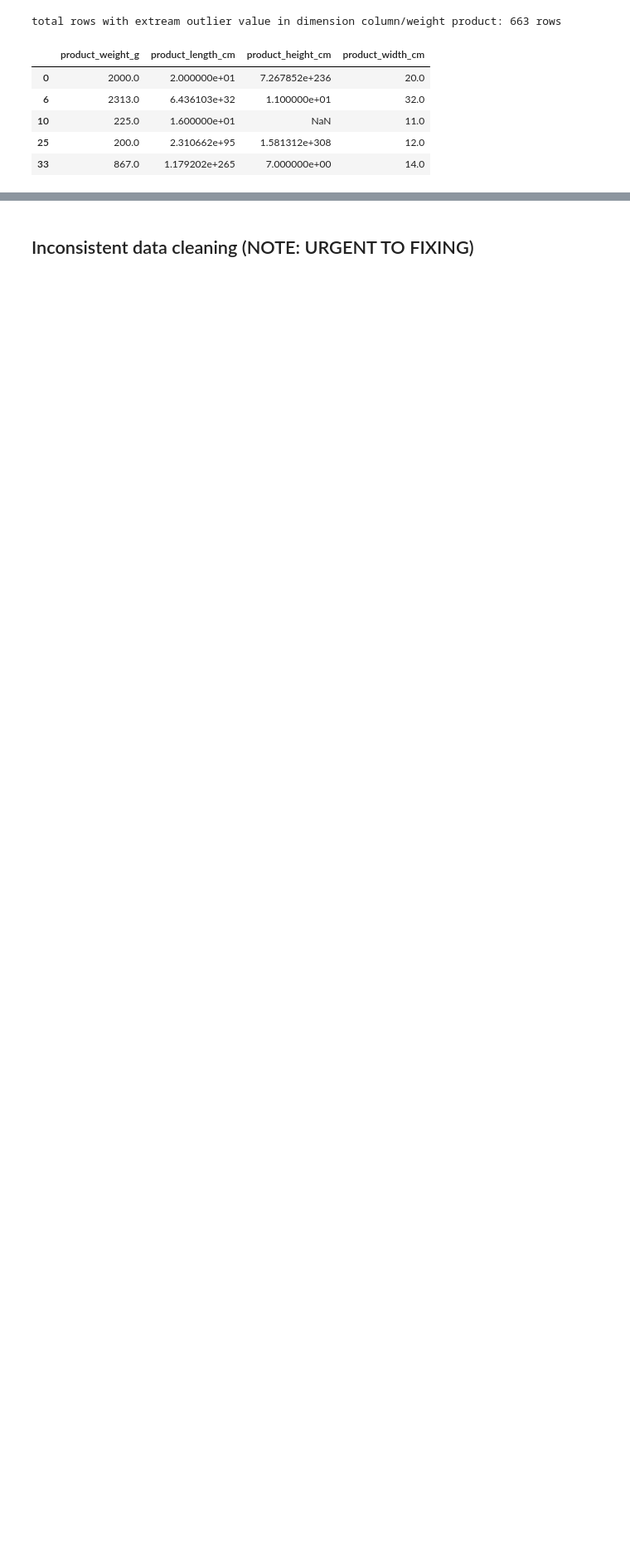
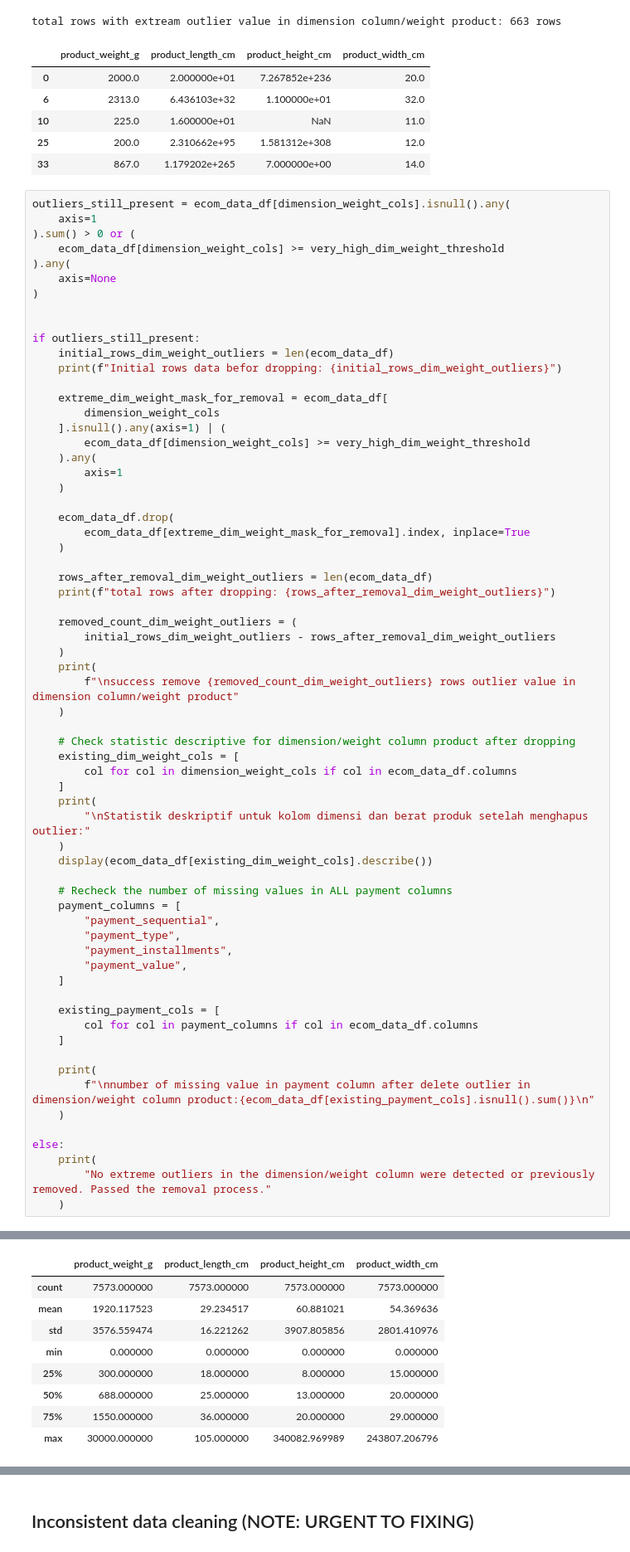
Before and after one commit to RizkiRdm/Olist-E-commerce-Performance-Analysis, a Jupyter notebook: notebooks/data_cleaning.ipynb, the cells around one changed output, grey strips where cells are left out. Shown at 83% size. Drawn from its saved outputs; the diff is of its cells as text; blank space fills up the shorter version.

```diff
--- a/notebooks/data_cleaning.ipynb
+++ b/notebooks/data_cleaning.ipynb
@@ -2243,3 +2243,69 @@ total rows with extream outlier value in dimension column/weight product: 663 ro
 | 10 | 225.0 | 1.600000e+01 | NaN | 11.0 |
 | 25 | 200.0 | 2.310662e+95 | 1.581312e+308 | 12.0 |
 | 33 | 867.0 | 1.179202e+265 | 7.000000e+00 | 14.0 |
+# %%
+outliers_still_present = ecom_data_df[dimension_weight_cols].isnull().any(
+    axis=1
+).sum() > 0 or (
+    ecom_data_df[dimension_weight_cols] >= very_high_dim_weight_threshold
+).any(
+    axis=None
+)
+
+
+if outliers_still_present:
+    initial_rows_dim_weight_outliers = len(ecom_data_df)
+    print(f"Initial rows data befor dropping: {initial_rows_dim_weight_outliers}")
+
+    extreme_dim_weight_mask_for_removal = ecom_data_df[
+        dimension_weight_cols
+    ].isnull().any(axis=1) | (
+        ecom_data_df[dimension_weight_cols] >= very_high_dim_weight_threshold
+    ).any(
+        axis=1
+    )
+
+    ecom_data_df.drop(
+        ecom_data_df[extreme_dim_weight_mask_for_removal].index, inplace=True
+    )
+
+    rows_after_removal_dim_weight_outliers = len(ecom_data_df)
+    print(f"total rows after dropping: {rows_after_removal_dim_weight_outliers}")
+
+    removed_count_dim_weight_outliers = (
+        initial_rows_dim_weight_outliers - rows_after_removal_dim_weight_outliers
+    )
+    print(
+        f"\nsuccess remove {removed_count_dim_weight_outliers} rows outlier value in dimension column/weight product"
+    )
+
+    # Check statistic descriptive for dimension/weight column product after dropping
+    existing_dim_weight_cols = [
+        col for col in dimension_weight_cols if col in ecom_data_df.columns
+    ]
+    print(
+        "\nStatistik deskriptif untuk kolom dimensi dan berat produk setelah menghapus outlier:"
+    )
+    display(ecom_data_df[existing_dim_weight_cols].describe())
+
+    # Recheck the number of missing values in ALL payment columns
+    payment_columns = [
+        "payment_sequential",
+        "payment_type",
+        "payment_installments",
+        "payment_value",
+    ]
+
+    existing_payment_cols = [
+        col for col in payment_columns if col in ecom_data_df.columns
+    ]
+
+    print(
+        f"\nnumber of missing value in payment column after delete outlier in dimension/weight column product:{ecom_data_df[existing_payment_cols].isnull().sum()}\n"
+    )
+
+else:
+    print(
+        "No extreme outliers in the dimension/weight column were detected or previously removed. Passed the removal process."
+    )
+# %% [output]
@@ -2245,0 +2318,9 @@ total rows with extream outlier value in dimension column/weight product: 663 ro
+|  | product_weight_g | product_length_cm | product_height_cm | product_width_cm |
+| count | 7573.000000 | 7573.000000 | 7573.000000 | 7573.000000 |
+| mean | 1920.117523 | 29.234517 | 60.881021 | 54.369636 |
+| std | 3576.559474 | 16.221262 | 3907.805856 | 2801.410976 |
+| min | 0.000000 | 0.000000 | 0.000000 | 0.000000 |
+| 25% | 300.000000 | 18.000000 | 8.000000 | 15.000000 |
+| 50% | 688.000000 | 25.000000 | 13.000000 | 20.000000 |
+| 75% | 1550.000000 | 36.000000 | 20.000000 | 29.000000 |
+| max | 30000.000000 | 105.000000 | 340082.969989 | 243807.206796 |
```
Also changed, not shown: parts of 1 cell of this notebook.
